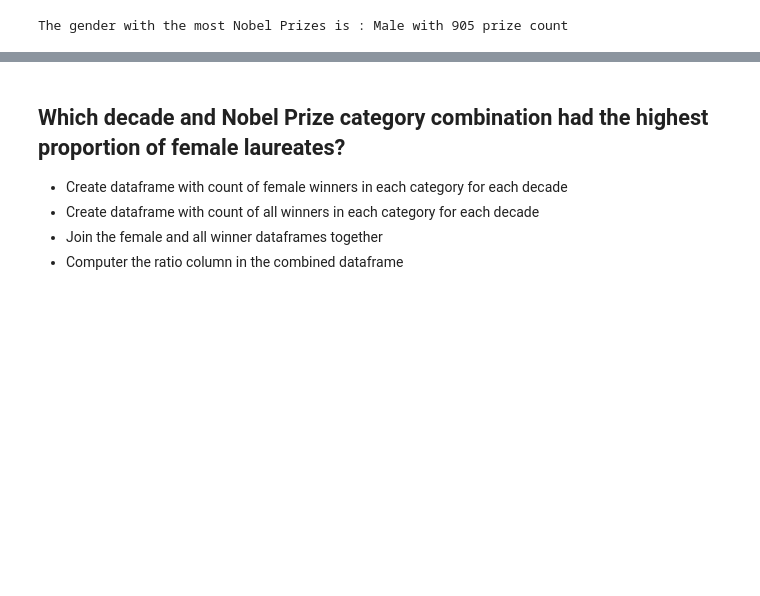
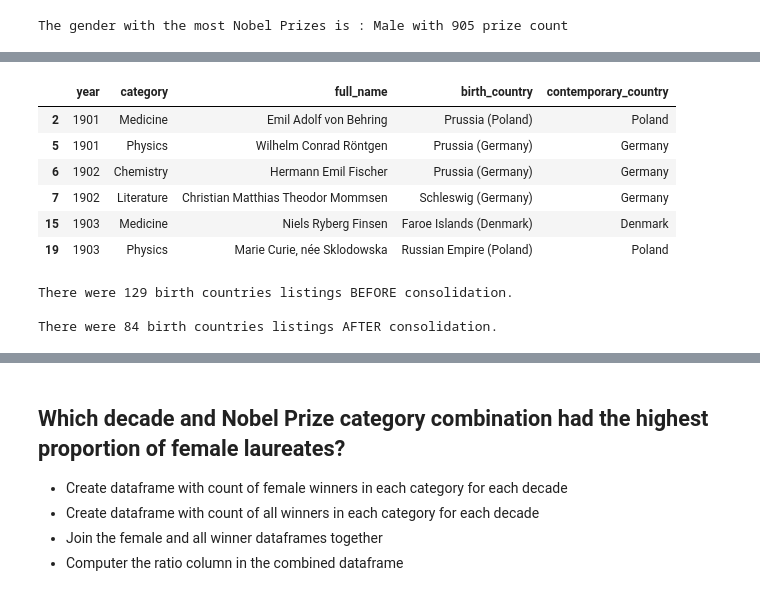
Before and after one commit to MichaelSzczepaniak/DSPortfolio, a Jupyter notebook: Nobel_Winners/NobelWinners.ipynb, the cells around one changed output, grey strips where cells are left out. Cells and saved outputs as stored; diff of their text form; code cells hidden in the pictures; blank space fills up the shorter version.

```diff
--- a/Nobel_Winners/NobelWinners.ipynb
+++ b/Nobel_Winners/NobelWinners.ipynb
@@ -82,0 +80,24 @@ There are 129 birth countries listings before consolidation.
+# %%
+# read in the list and create a dict to make the mapping easier
+df_country_mapping = pd.read_csv('country_mapping.csv')
+country_mapping_dict = dict(zip(df_country_mapping['original_birth_country'], df_country_mapping['mapped_country']))
+# update the countries to the new mapped values
+df_nobel['contemporary_country'] = df_nobel['birth_country'].map(country_mapping_dict)
+# check a few of the changed rows
+df_nobel.loc[[2,5,6,7,15,19], ['year', 'category', 'full_name', 'birth_country', 'contemporary_country']]
+# %% [output]
+|  | year | category | full_name | birth_country | contemporary_country |
+| 2 | 1901 | Medicine | Emil Adolf von Behring | Prussia (Poland) | Poland |
+| 5 | 1901 | Physics | Wilhelm Conrad Röntgen | Prussia (Germany) | Germany |
+| 6 | 1902 | Chemistry | Hermann Emil Fischer | Prussia (Germany) | Germany |
+| 7 | 1902 | Literature | Christian Matthias Theodor Mommsen | Schleswig (Germany) | Germany |
+| 15 | 1903 | Medicine | Niels Ryberg Finsen | Faroe Islands (Denmark) | Denmark |
+| 19 | 1903 | Physics | Marie Curie, née Sklodowska | Russian Empire (Poland) | Poland |
+# %%
+# check the country counts before and after consolidation
+print(f"There were {country_counts.shape[0]} birth countries listings BEFORE consolidation.")
+print(f"\nThere were {df_nobel['contemporary_country'].nunique()} birth countries listings AFTER consolidation.")
+# %% [output]
+There were 129 birth countries listings BEFORE consolidation.
+
+There were 84 birth countries listings AFTER consolidation.
```
Also changed, not shown: parts of 23 cells of this notebook, 1 other file.
